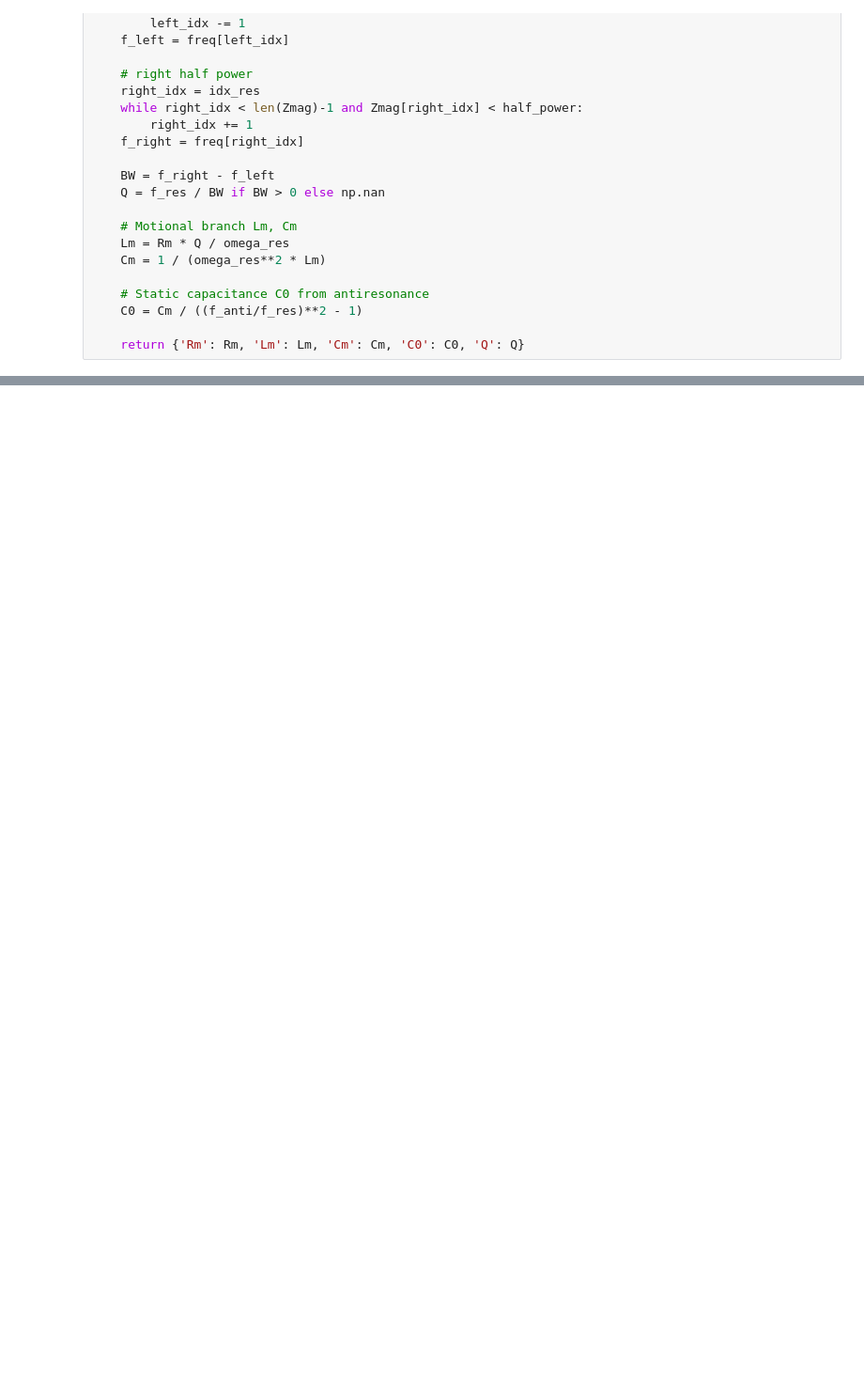
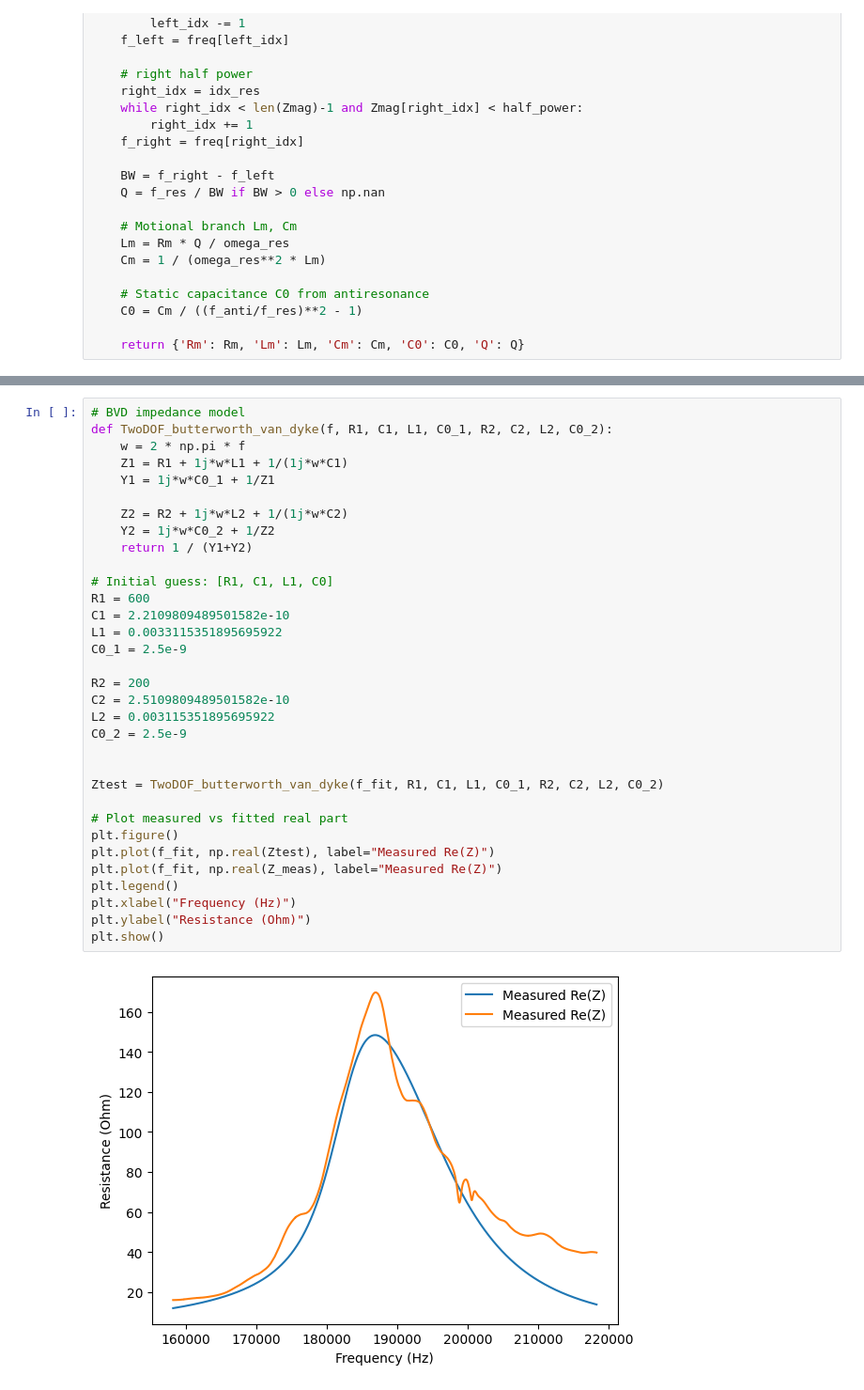
Before and after one commit to MKD-software/EMI-DMG-Analysis, a Jupyter notebook: Damage-analysis.ipynb, the cells around one changed output, grey strips where cells are left out. Shown at 94% size. Drawn from its saved outputs; the diff is of its cells as text; blank space fills up the shorter version.

```diff
--- a/Damage-analysis.ipynb
+++ b/Damage-analysis.ipynb
@@ -1264,0 +1359,35 @@ plt.plot(f_fit,np.real(Z_meas_fit))
+# %%
+# BVD impedance model
+def TwoDOF_butterworth_van_dyke(f, R1, C1, L1, C0_1, R2, C2, L2, C0_2):
+    w = 2 * np.pi * f
+    Z1 = R1 + 1j*w*L1 + 1/(1j*w*C1)
+    Y1 = 1j*w*C0_1 + 1/Z1
+
+    Z2 = R2 + 1j*w*L2 + 1/(1j*w*C2)
+    Y2 = 1j*w*C0_2 + 1/Z2
+    return 1 / (Y1+Y2)
+
+# Initial guess: [R1, C1, L1, C0]
+R1 = 600
+C1 = 2.2109809489501582e-10
+L1 = 0.0033115351895695922
+C0_1 = 2.5e-9
+
+R2 = 200
+C2 = 2.5109809489501582e-10
+L2 = 0.003115351895695922
+C0_2 = 2.5e-9
+
+
+Ztest = TwoDOF_butterworth_van_dyke(f_fit, R1, C1, L1, C0_1, R2, C2, L2, C0_2)
+
+# Plot measured vs fitted real part
+plt.figure()
+plt.plot(f_fit, np.real(Ztest), label="Measured Re(Z)")
+plt.plot(f_fit, np.real(Z_meas), label="Measured Re(Z)")
+plt.legend()
+plt.xlabel("Frequency (Hz)")
+plt.ylabel("Resistance (Ohm)")
+plt.show()
+# %% [output]
+[figure, added]
```
Also changed, not shown: parts of 27 cells of this notebook.
